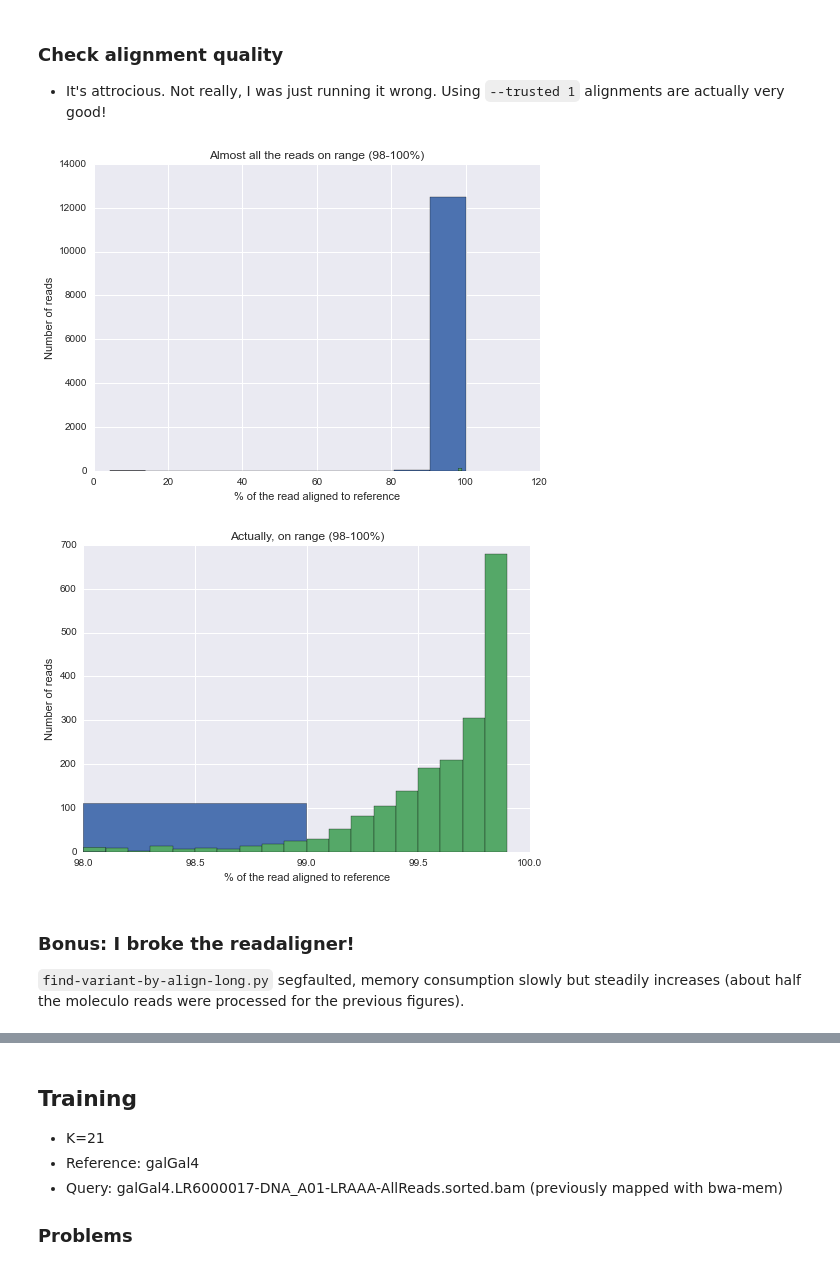
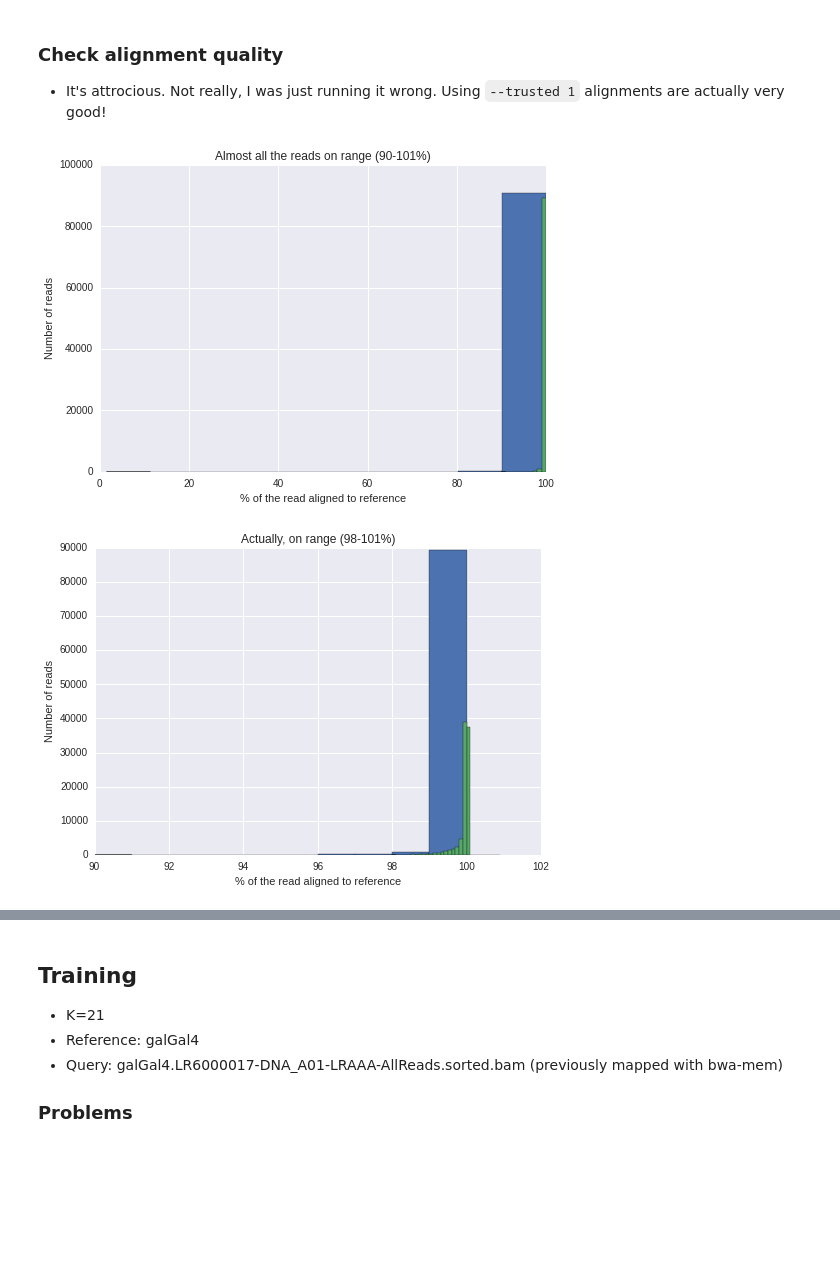
Before and after one commit to luizirber/2015-graphalign-longreads, a Jupyter notebook: notebooks/Exploration.ipynb, the cells around one changed output, grey strips where cells are left out. Drawn from its saved outputs; the diff is of its cells as text; code cells hidden in the pictures; blank space fills up the shorter version.

```diff
--- a/notebooks/Exploration.ipynb
+++ b/notebooks/Exploration.ipynb
@@ -47,7 +47,7 @@ def check_align(align_out, ranges=[(0, 10), (0, 1, .1)]):
         for line in f:
             if '%' in line:
                 name, start, end, span, percent = line.strip().split()
-                reads[name] = {'start': start, 'end':end, 'span':span, 'percent': float(percent[:-1])}
+                reads[name] = {'start': int(start), 'end': int(end), 'span': int(span), 'percent': float(percent[:-1])}
 
     data = pd.DataFrame.from_dict(reads).T
 
@@ -67,11 +67,7 @@ def check_align(align_out, ranges=[(0, 10), (0, 1, .1)]):
 
     return data
 # %%
-data = check_align('../2015-khmer-wok2-vc/galGal4.fixed.align.out', ranges=[(98, 100), (98, 100, .1)])
+data = check_align('../2015-khmer-wok2-vc/galGal4.fixed.align.out', ranges=[(90, 101), (98, 101, .1)])
 # %% [output]
-[figure, old version]
+[figure, new version]
-[figure, old version]
+[figure, new version]
-# %% [markdown]
-### Bonus: I broke the readaligner!
-
-`find-variant-by-align-long.py` segfaulted, memory consumption slowly but steadily increases (about half the moleculo reads were processed for the previous figures).
```
Also changed, not shown: parts of 6 cells of this notebook.
